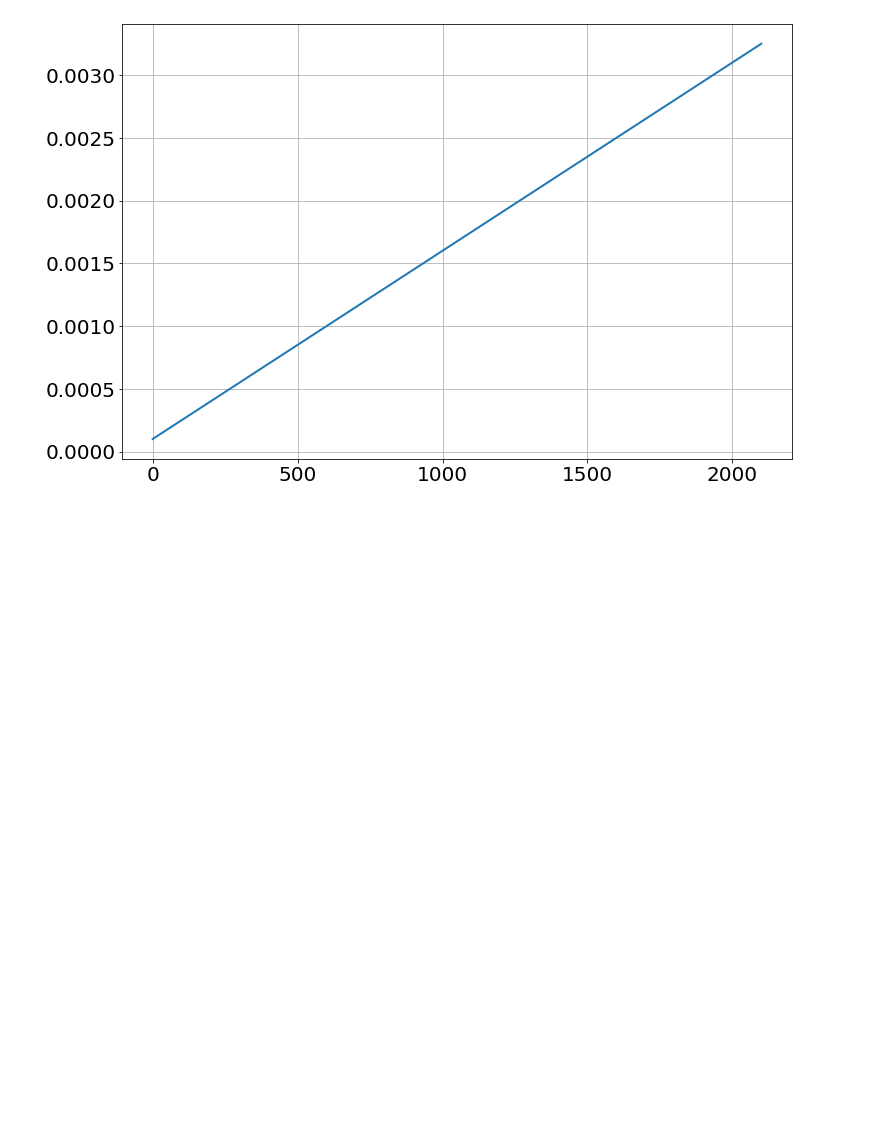
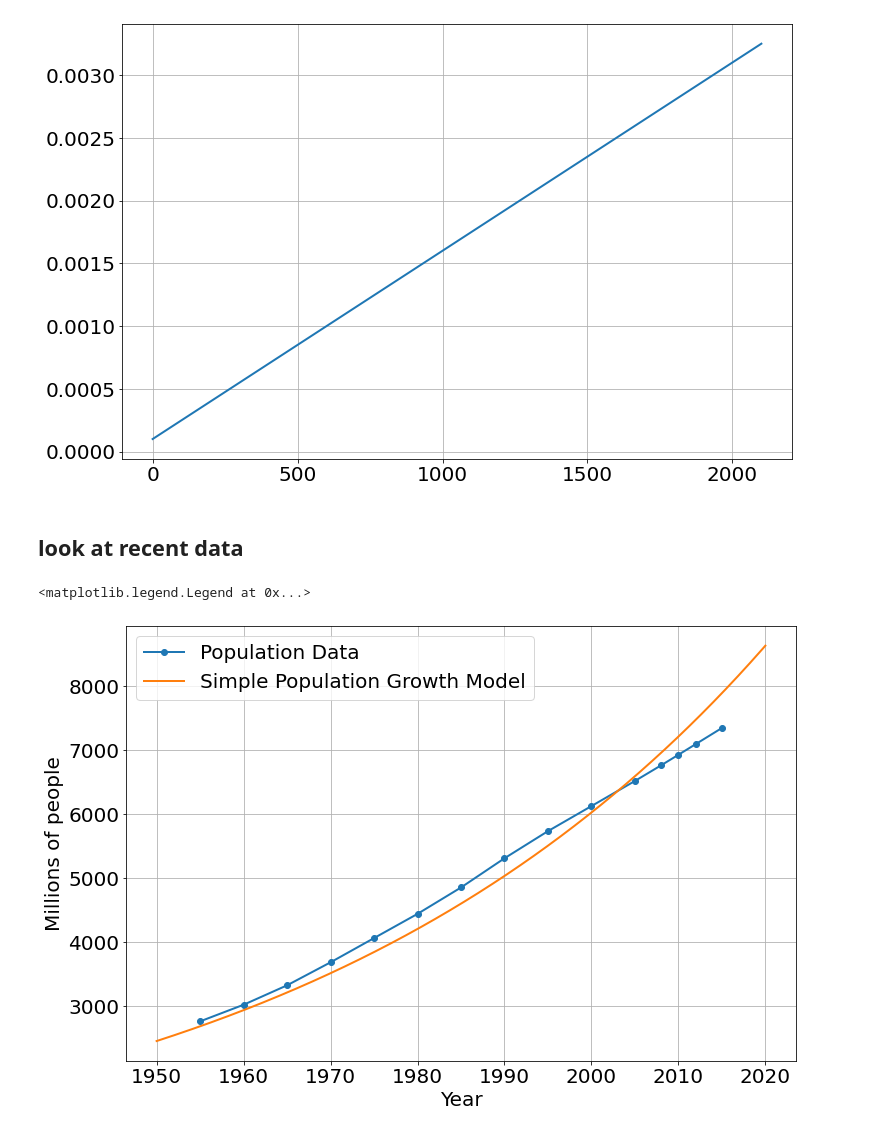
Before and after one commit to bblais/Computer-Programming-for-the-Sciences-Spring-2021, a Jupyter notebook: 2020-02-25 - Sims and Data.ipynb, the cells around one changed output. Drawn from its saved outputs; the diff is of its cells as text; code cells hidden in the pictures; blank space fills up the shorter version.

```diff
--- a/2020-02-25 - Sims and Data.ipynb
+++ b/2020-02-25 - Sims and Data.ipynb
@@ -101,3 +115,27 @@ plot(sim.t,sim.a)
 # %% [output]
 [<matplotlib.lines.Line2D at 0x...>]
 [figure]
+# %% [markdown]
+## look at recent data
+# %%
+x=array(data['Year'])
+y=array(data['World'])
+
+y=y[x>1950]
+x=x[x>1950]
+
+sim=Simulation()
+sim.add("p' = a*p",2450,plot=False)
+sim.params(a=.018)
+sim.run(1950,2020)
+
+
+plot(x,y,'-o',label='Population Data')
+
+plot(sim.t,sim.p,'-',label='Simple Population Growth Model')
+xlabel('Year')
+ylabel('Millions of people')
+legend()
+# %% [output]
+<matplotlib.legend.Legend at 0x...>
+[figure, added]
```
Also changed, not shown: parts of 6 cells of this notebook.
